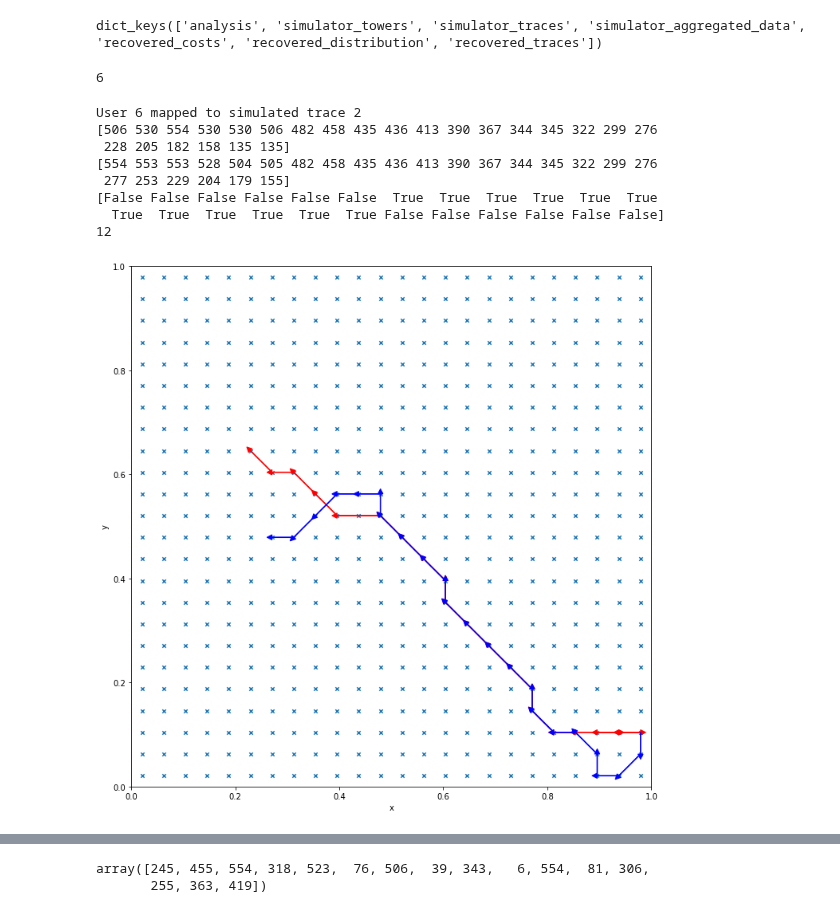
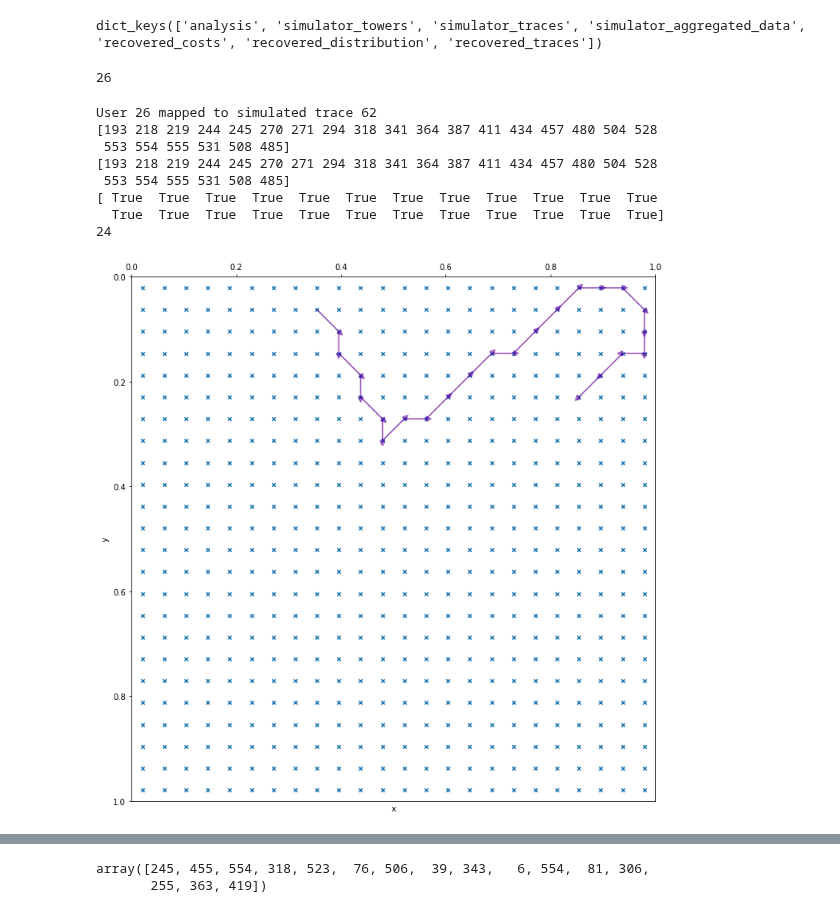
Before and after one commit to leopiney/tscf, a Jupyter notebook: evaluation-results-temp-files-Copy1.ipynb, the cells around one changed output, grey strips where cells are left out. Saved outputs shown, nothing was run; the diff lists cells and outputs as text; code cells hidden in the pictures.

Commit message:
Update on notebooks to see better the traces of users

```diff
--- a/evaluation-results-temp-files-Copy1.ipynb
+++ b/evaluation-results-temp-files-Copy1.ipynb
@@ -95,7 +96,7 @@ plot_all(evaluation)
 # %% [markdown]
 # 16 users and 576 towers
 # %%
-path = './evaluate/.tmp_eval_m_random_direction_u_16_t_576_v_(0.05, 0.05).pkl'
+path = './evaluate/.tmp_eval_m_random_direction_u_64_t_576_v_(0.05, 0.05).pkl'
 evaluation = pickle.load(open(path, 'rb'))
 
 plot_all(evaluation)
@@ -107,7 +108,7 @@ plot_all(evaluation)
 # %% [markdown]
 # 576 users and 576 towers
 # %%
-path = './evaluate/.tmp_eval_m_random_direction_u_576_t_576_v_(0.05, 0.05).pkl'
+path = './evaluate/.tmp_eval_m_random_direction_u_576_t_576_v_(0.01, 0.01).pkl'
 evaluation = pickle.load(open(path, 'rb'))
 
 plot_all(evaluation)
@@ -125,31 +127,31 @@ dict_keys(['analysis', 'simulator_towers', 'simulator_traces', 'simulator_aggreg
 # %%
 tm = TowersManager(evaluation['simulator_towers'])
 # %%
-np.argmin(evaluation['analysis'][0][2])
+np.argmax(evaluation['analysis'][0][2])
 # %% [output]
-6
+26
 # %%
-user = np.argmin(evaluation['analysis'][0][2])
+user = np.argmax(evaluation['analysis'][0][2])
 recovered_trace = evaluation['recovered_traces'][user]
 user_mapped_trace = evaluation['analysis'][0][0][user]
 print(f'User {user} mapped to simulated trace {user_mapped_trace}')
 mapped_trace = evaluation['simulator_traces'][user_mapped_trace]
 
 print(recovered_trace)
 print(mapped_trace)
 print(recovered_trace == mapped_trace)
 print(np.sum(recovered_trace == mapped_trace))
 
 tm.plot_user_mapping_trace(recovered_trace, mapped_trace, annotate_towers=False)
 # %% [output]
-User 6 mapped to simulated trace 2
-[506 530 554 530 530 506 482 458 435 436 413 390 367 344 345 322 299 276
- 228 205 182 158 135 135]
-[554 553 553 528 504 505 482 458 435 436 413 390 367 344 345 322 299 276
- 277 253 229 204 179 155]
-[False False False False False False  True  True  True  True  True  True
-  True  True  True  True  True  True False False False False False False]
-12
+User 26 mapped to simulated trace 62
+[193 218 219 244 245 270 271 294 318 341 364 387 411 434 457 480 504 528
+ 553 554 555 531 508 485]
+[193 218 219 244 245 270 271 294 318 341 364 387 411 434 457 480 504 528
+ 553 554 555 531 508 485]
+[ True  True  True  True  True  True  True  True  True  True  True  True
+  True  True  True  True  True  True  True  True  True  True  True  True]
+24
-[figure, old version]
+[figure, new version]
 # %%
 np.set_printoptions(threshold=np.nan)
```
Also changed, not shown: parts of 13 cells of this notebook, 3 other files.
